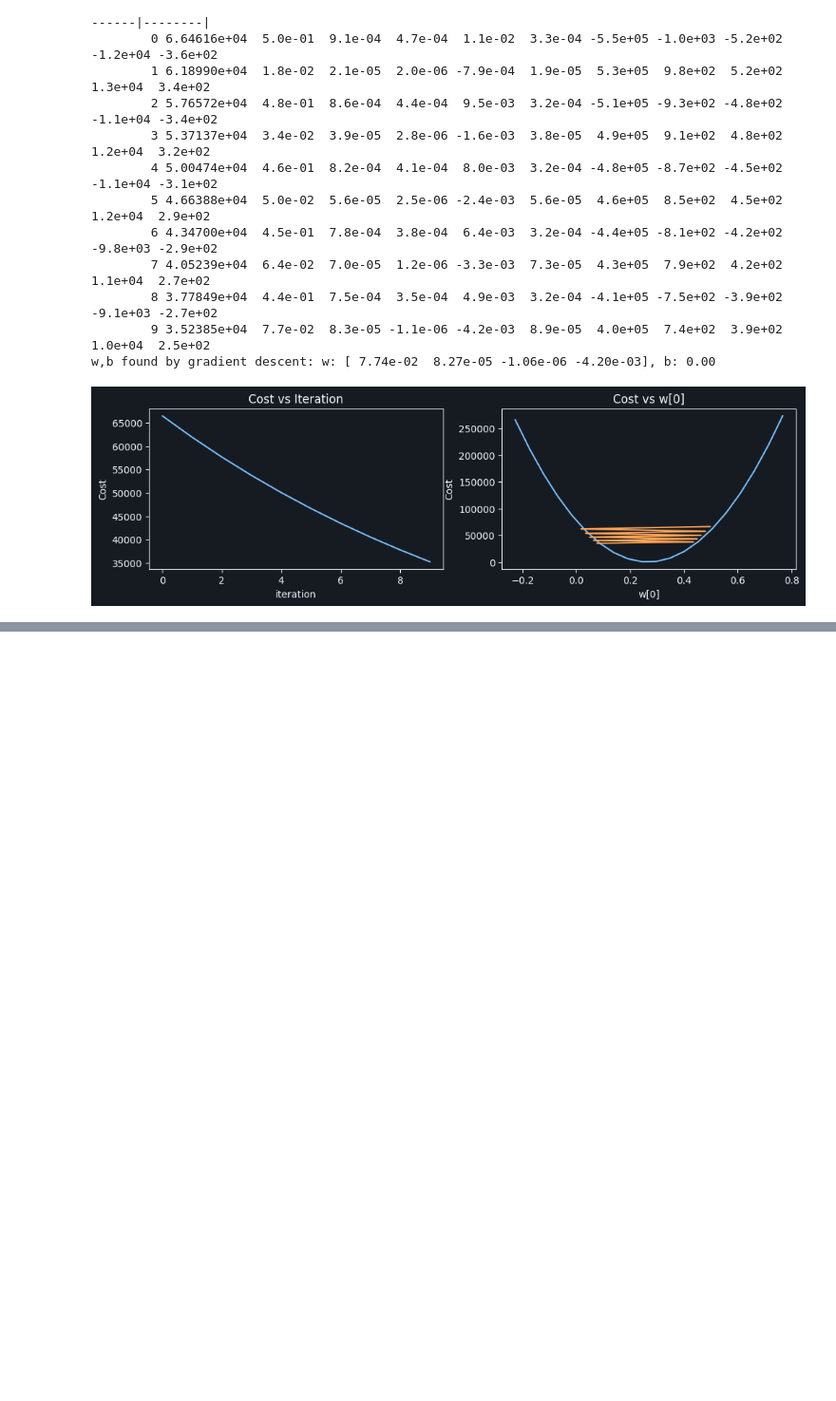
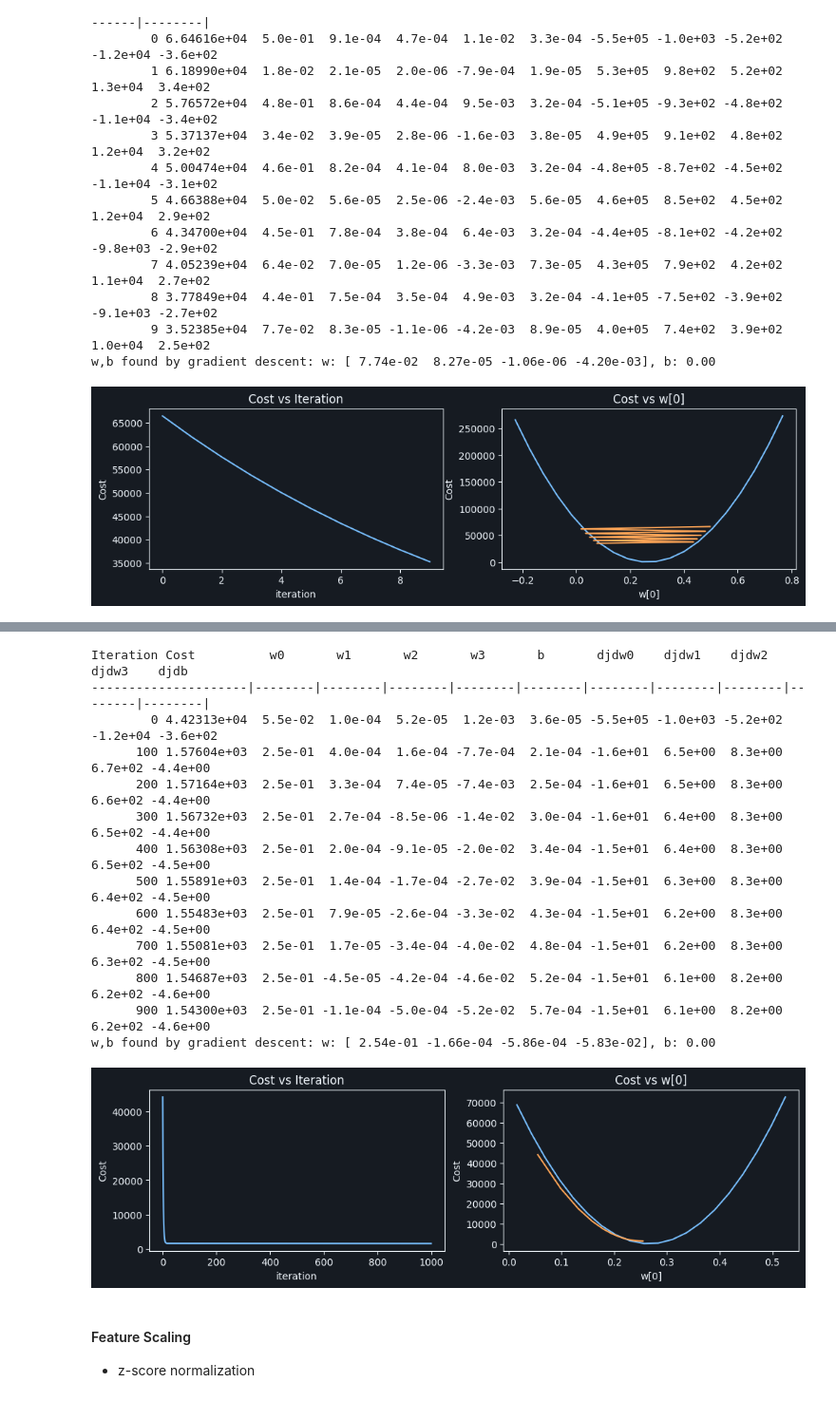
Before and after one commit to tofuples/MachineLearning_Specialization, a Jupyter notebook: Week2/Lab3_Feature-Scaling-and-Learning-Rate.ipynb, the cells around one changed output, grey strips where cells are left out. Shown at 95% size. Drawn from its saved outputs; the diff is of its cells as text; code cells hidden in the pictures; blank space fills up the shorter version.

```diff
--- a/Week2/Lab3_Feature-Scaling-and-Learning-Rate.ipynb
+++ b/Week2/Lab3_Feature-Scaling-and-Learning-Rate.ipynb
@@ -88,0 +110,24 @@ w,b found by gradient descent: w: [ 7.74e-02  8.27e-05 -1.06e-06 -4.20e-03], b:
+# %%
+#set alpha to 1e-7
+_,_,hist = run_gradient_descent(X_train, y_train, 1000, alpha = 1e-7)
+
+plot_cost_i_w(X_train, y_train, hist)
+# %% [output]
+Iteration Cost          w0       w1       w2       w3       b       djdw0    djdw1    djdw2    djdw3    djdb
+---------------------|--------|--------|--------|--------|--------|--------|--------|--------|--------|--------|
+        0 4.42313e+04  5.5e-02  1.0e-04  5.2e-05  1.2e-03  3.6e-05 -5.5e+05 -1.0e+03 -5.2e+02 -1.2e+04 -3.6e+02
+      100 1.57604e+03  2.5e-01  4.0e-04  1.6e-04 -7.7e-04  2.1e-04 -1.6e+01  6.5e+00  8.3e+00  6.7e+02 -4.4e+00
+      200 1.57164e+03  2.5e-01  3.3e-04  7.4e-05 -7.4e-03  2.5e-04 -1.6e+01  6.5e+00  8.3e+00  6.6e+02 -4.4e+00
+      300 1.56732e+03  2.5e-01  2.7e-04 -8.5e-06 -1.4e-02  3.0e-04 -1.6e+01  6.4e+00  8.3e+00  6.5e+02 -4.4e+00
+      400 1.56308e+03  2.5e-01  2.0e-04 -9.1e-05 -2.0e-02  3.4e-04 -1.5e+01  6.4e+00  8.3e+00  6.5e+02 -4.5e+00
+      500 1.55891e+03  2.5e-01  1.4e-04 -1.7e-04 -2.7e-02  3.9e-04 -1.5e+01  6.3e+00  8.3e+00  6.4e+02 -4.5e+00
+      600 1.55483e+03  2.5e-01  7.9e-05 -2.6e-04 -3.3e-02  4.3e-04 -1.5e+01  6.2e+00  8.3e+00  6.4e+02 -4.5e+00
+      700 1.55081e+03  2.5e-01  1.7e-05 -3.4e-04 -4.0e-02  4.8e-04 -1.5e+01  6.2e+00  8.3e+00  6.3e+02 -4.5e+00
+      800 1.54687e+03  2.5e-01 -4.5e-05 -4.2e-04 -4.6e-02  5.2e-04 -1.5e+01  6.1e+00  8.2e+00  6.2e+02 -4.6e+00
+      900 1.54300e+03  2.5e-01 -1.1e-04 -5.0e-04 -5.2e-02  5.7e-04 -1.5e+01  6.1e+00  8.2e+00  6.2e+02 -4.6e+00
+w,b found by gradient descent: w: [ 2.54e-01 -1.66e-04 -5.86e-04 -5.83e-02], b: 0.00
+[figure, added]
+# %% [markdown]
+#### Feature Scaling
+
+- z-score normalization
```
Also changed, not shown: parts of 5 cells of this notebook, 1 other file.
